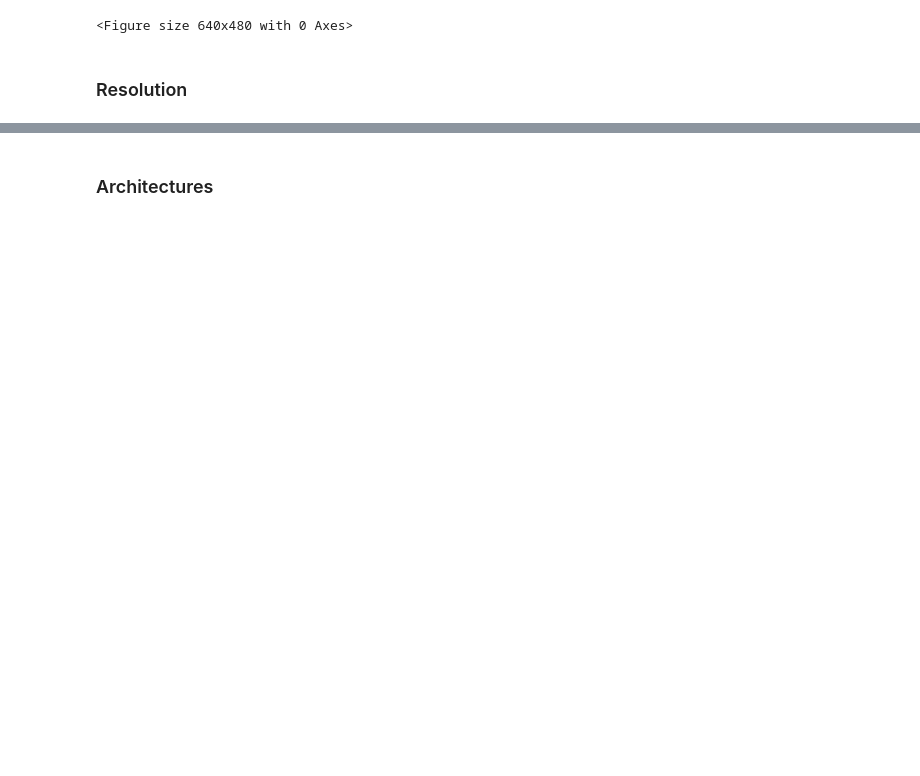
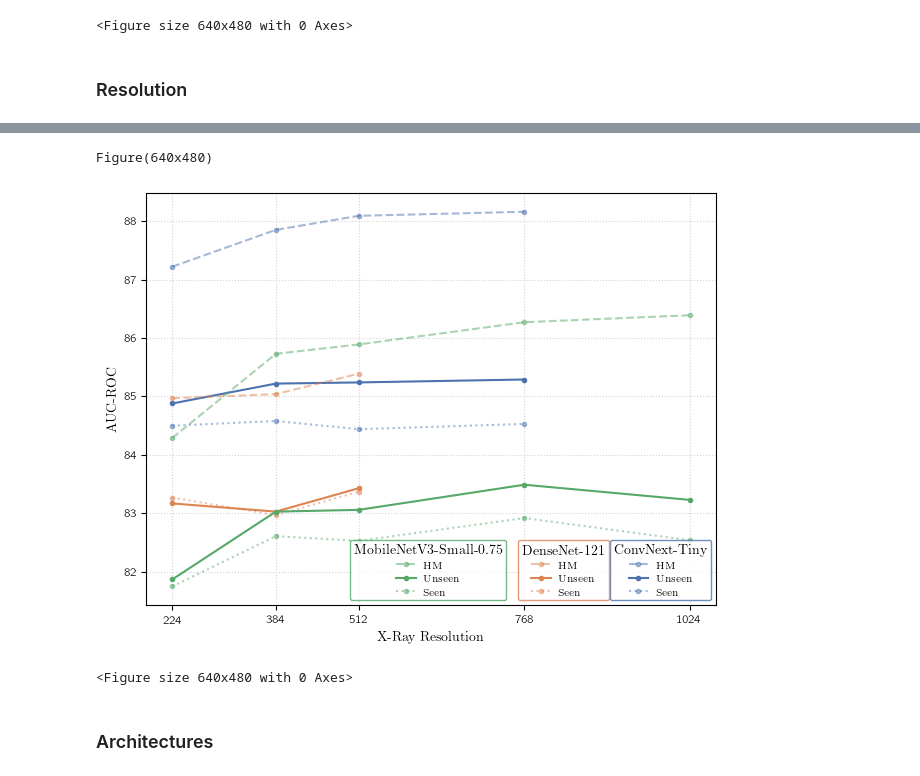
Before and after one commit to bereml/Meta-CXR-dev, a Jupyter notebook: notes/paper.ipynb, the cells around one changed output, grey strips where cells are left out. Saved outputs shown, nothing was run; the diff lists cells and outputs as text; code cells hidden in the pictures; blank space fills up the shorter version.

```diff
--- a/notes/paper.ipynb
+++ b/notes/paper.ipynb
@@ -131,0 +477,15 @@ Figure(640x480)
+# %%
+def load_resolution_df():
+    df = pd.read_csv(join(results_dir, 'resolution', 'exp_mtst.csv'))
+    df[['arch', 'resolution']] = df['run'].str.split('_', expand=True)
+    df['Arch'] = df['arch'].astype(str)
+    df['Resolution'] = df['resolution'].astype(int)
+    df['Unseen'] = df['unseen']
+    df['Seen'] = df['seen']
+    df['HM'] = df['hm']
+    df = df[['Arch', 'Resolution', 'Seen',  'Unseen', 'HM']]
+    df = df.replace(arch_name)
+    return df
+
+resolution_df = load_resolution_df()
+resolution_df
@@ -132,2 +506,61 @@ Figure(640x480)
+# %%
+def generate_resolution_plot(df: pd.DataFrame):
+    df = df.copy()
+    df['Unseen'] = df['Unseen'].str[:5].astype(float)
+    df['Seen'] = df['Seen'].str[:5].astype(float)
+    df['HM'] = df['HM'].str[:5].astype(float)
+
+    fig, ax = plt.subplots()
+    ax: Axes = ax
+    print(plt.figure())
+
+    metrics = {('HM', 1.0, 'solid'), ('Seen', 0.5, 'dashed'), ('Unseen', 0.5, 'dotted')}
+    archs = df['Arch'].unique()
+    for i, (arch, color) in enumerate(zip(archs, color_palette[:3])):
+        arch_df = df[df['Arch'] == arch]
+        for metric, alpha, linestyle in metrics:
+            ax = arch_df.plot(
+                x='Resolution', y=metric,
+                ax=ax,
+                marker='.', linestyle=linestyle,
+                alpha=alpha, color=color,
+                # label=f'{metric} {arch}'
+            )
+            ax.get_legend().remove()
+
+        handles = ax.get_lines()[-3:]
+        # TODO: fix this manual sorting
+        handles = [handles[1], handles[0], handles[2]]
+        labels = ['HM', 'Unseen', 'Seen']
+        leg = Legend(ax, handles, labels,
+                     title=arch,
+                     fontsize='x-small',
+                     edgecolor=color,
+                     loc='lower right')
+        bb = leg.get_bbox_to_anchor().transformed(ax.transAxes.inverted())
+        x_offset = i * 0.18
+        bb.x0 -= x_offset
+        bb.x1 -= x_offset
+        leg.set_bbox_to_anchor(bb, transform = ax.transAxes)
+        ax.add_artist(leg)
+
+    # ax.legend(archs)
+    ax.set_xticks(df['Resolution'].unique())
+    ax.set_xlabel('X-Ray Resolution')
+    ax.set_ylabel('AUC-ROC')
+
+    ax.tick_params(axis='both', which='major', labelsize='small')
+    ax.tick_params(axis='both', which='minor', labelsize='small')
+
+    ax.grid()
+    fig.tight_layout()
+    fig.savefig(join(plots_dir, 'resolution.pdf'))
+
+
+generate_resolution_plot(resolution_df)
+# %% [output]
+Figure(640x480)
+[figure, added]
+<Figure size 640x480 with 0 Axes>
 # %% [markdown]
 ### Architectures
```
Also changed, not shown: parts of 16 cells of this notebook, 13 other files.
